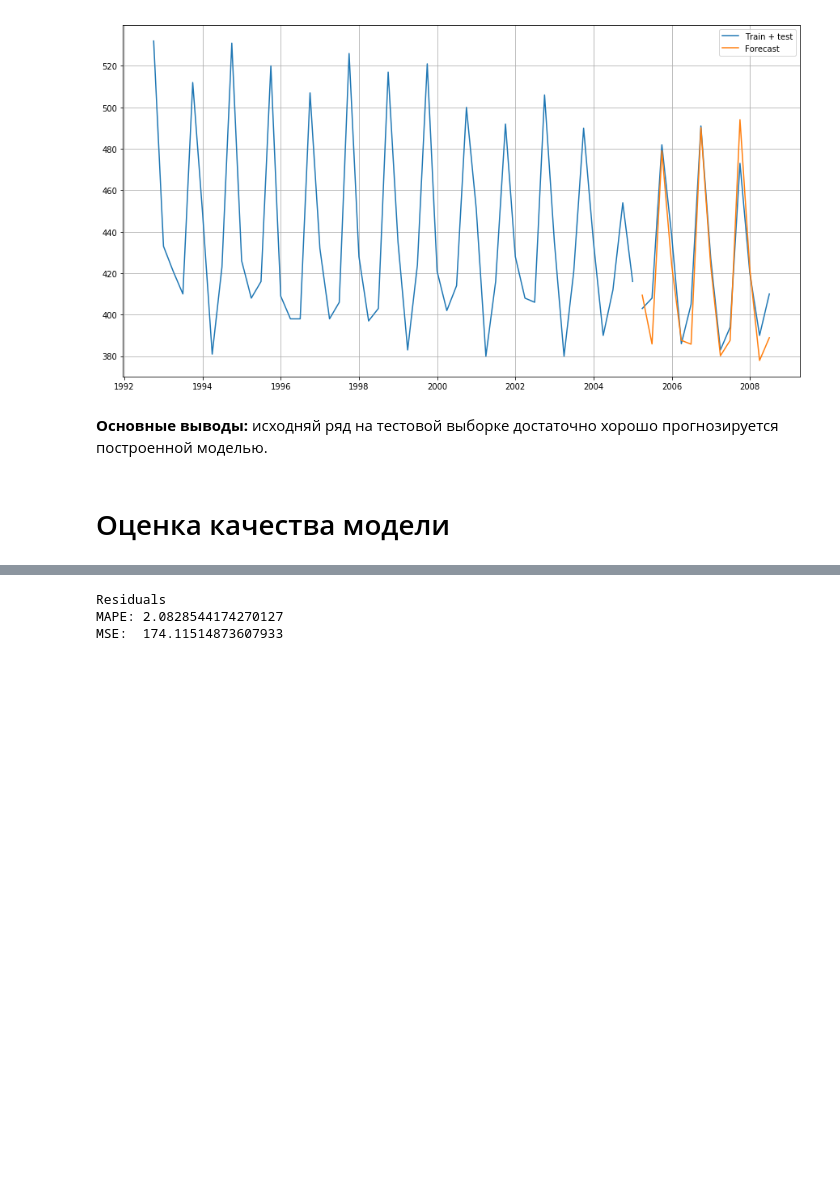
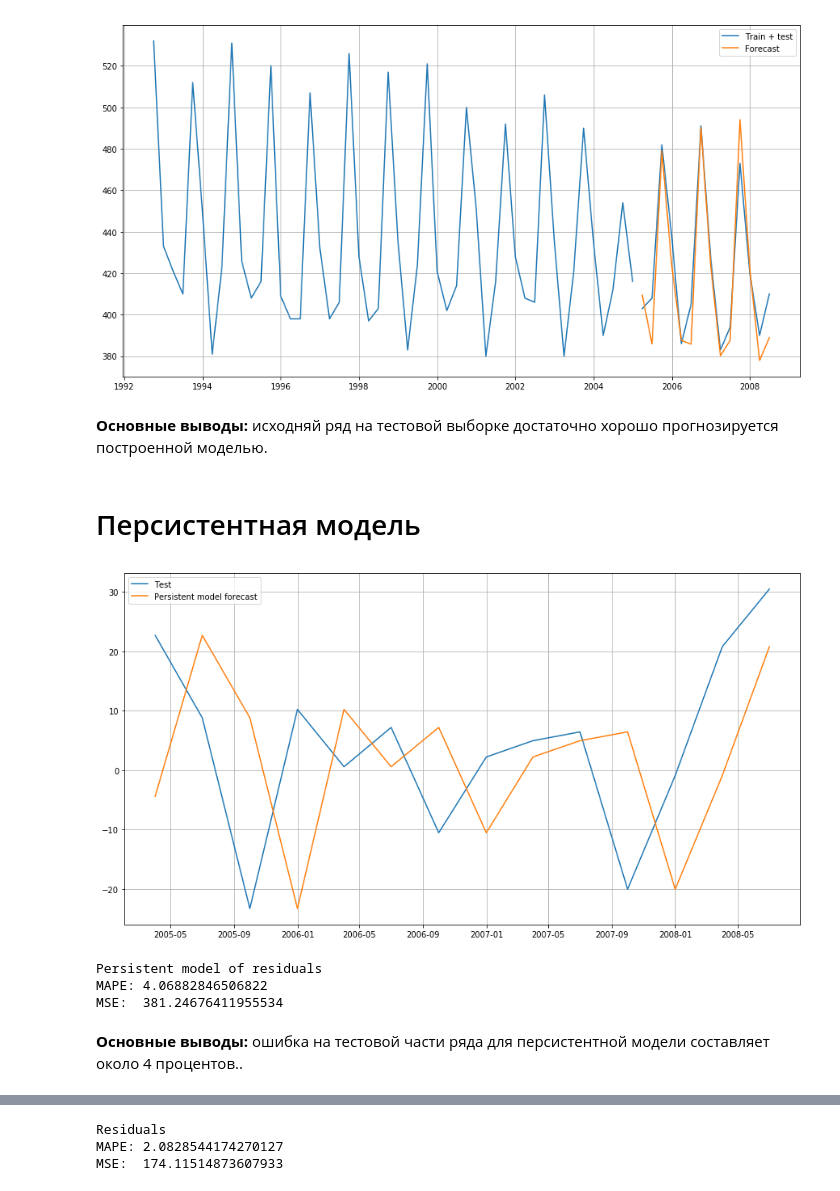
Before and after one commit to GeorgyFirsov/Educational-research-work, a Jupyter notebook: Моделирование и прогноз временного ряда.ipynb, the cells around one changed output, grey strips where cells are left out. Cells and saved outputs as stored; diff of their text form; code cells hidden in the pictures; blank space fills up the shorter version.

Commit message:
Persistent model added

```diff
--- a/Моделирование и прогноз временного ряда.ipynb
+++ b/Моделирование и прогноз временного ряда.ipynb
@@ -206,9 +206,30 @@ plt.show()
 [figure]
 # %% [markdown]
 <span class="text_common"><b>Основные выводы:</b> исходняй ряд на тестовой выборке достаточно хорошо прогнозируется построенной моделью.</span>
-# %% [markdown]
-# Оценка качества модели
+# %% [markdown]
+# Персистентная модель
 # %%
 from src.metrics import (mean_absolute_percentage_error,
                          mean_squared_error
                         )
+# %%
+# При сдвиге первый элемент у нас заполняется значением np.nan,
+# туда поместим последнее значение из обучающей выборки
+resid_persistent = resid_test.shift().fillna(resid_train.values[-1][0])
+# %%
+plt.plot(resid_test, label='Test')
+plt.plot(resid_persistent, label='Persistent model forecast')
+plt.legend()
+plt.grid()
+# %% [output]
+[figure, added]
+# %%
+print('Persistent model of residuals\nMAPE: {}\nMSE:  {}'.format(
+    mean_absolute_percentage_error(resid_test, resid_persistent),
+    mean_squared_error(resid_test, resid_persistent)))
+# %% [output]
+Persistent model of residuals
+MAPE: 4.06882846506822
+MSE:  381.24676411955534
+# %% [markdown]
+<span class="text_common"><b>Основные выводы:</b> ошибка на тестовой части ряда для персистентной модели составляет около 4 процентов..</span>
```
Also changed, not shown: parts of 6 cells of this notebook.
